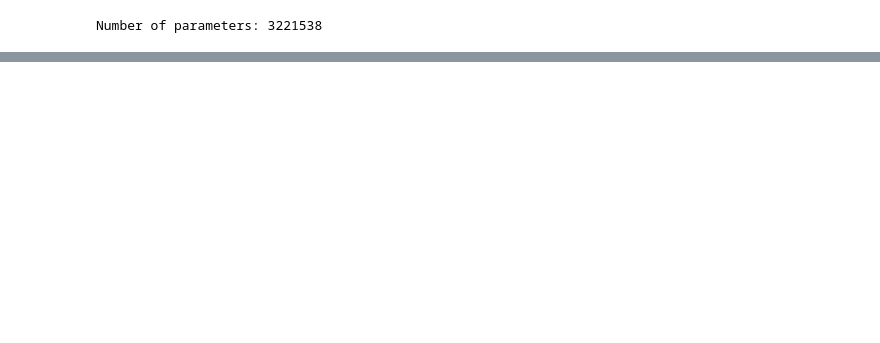
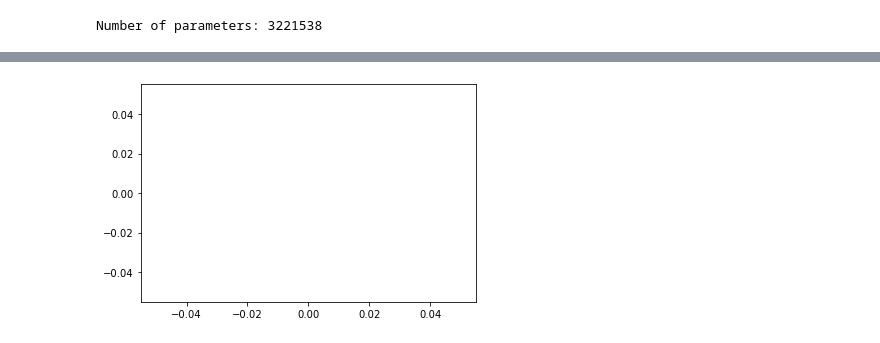
Before and after one commit to tomtseng/adversarial-segmentation, a Jupyter notebook: adversarial-segmentation.ipynb, the cells around one changed output, grey strips where cells are left out. Cells and saved outputs as stored; diff of their text form; code cells hidden in the pictures; blank space fills up the shorter version.

```diff
--- a/adversarial-segmentation.ipynb
+++ b/adversarial-segmentation.ipynb
@@ -117,7 +144,7 @@ class Perturbation(torch.nn.Module):
 # `confidence_threshold` are ignored.
 def make_loss_fn(confidence_threshold = 0.75):
     cross_entropy_fn = torch.nn.CrossEntropyLoss(reduction='sum')
-    def loss_fn(logits, target):
+    def f(logits, target):
         num_pixels = target.numel()
 
         probs = logits.softmax(dim=1)
@@ -125,9 +152,12 @@ def make_loss_fn(confidence_threshold = 0.75):
         bad_indices = target_probs < confidence_threshold
 
         target = torch.masked_select(target, bad_indices)
+        num_bad_pixels = target.shape[0]
+        if num_bad_pixels == 0:
+            return torch.tensor([0.], requires_grad=True)
         logits = einops.rearrange(logits, 'batch class h w -> class batch h w')
         logits = torch.masked_select(logits, bad_indices)
-        logits = einops.rearrange(logits, '(class pixel) -> pixel class', pixel=target.shape[0])
+        logits = einops.rearrange(logits, '(class pixel) -> pixel class', pixel=num_bad_pixels)
 
         return cross_entropy_fn(logits, target) / num_pixels
-    return loss_fn
+    return f
@@ -154,14 +173,38 @@ target[segmentation == person_class_index] = background_class_index
 # %%
-for i in range(num_iters):
+num_iters = 5000
+print_rate = 25
+save_rate = 500
+
+losses = []
+for i, batch_int in enumerate(train_loader):
+    if i >= num_iters:
+        break
     optimizer.zero_grad()
+
+    batch = F.convert_image_dtype(batch_int, torch.float32)
+    with torch.no_grad():
+        segmentation = get_segmentation_logits(model, batch).argmax(1)
+    target = segmentation.clone()
+    # For simplicity, for each person-classified pixel, let's make the target class be the
+    # background class instead of making it be the same class as the nearest
+    # non-person-classified label. This seems more natural for this data set (as opposed to the
+    # Cityscapes data set) anyway since most pixels in this data set are the background class.
+    target[segmentation == person_class_index] = background_class_index
 
     perturbed_batch = perturbation(batch_int)
     logits = get_segmentation_logits(model, perturbed_batch / 255)
     loss = loss_fn(logits, target)
+    losses.append(loss.item())
 
     loss.backward()
-    if i % (num_iters // 10) == 0:
-        print(f"{i=} {loss=}")
+    if i % print_rate == 0:
+        print(f'{i=}')
+        plt.plot(losses)
+        plt.show()
+        display.clear_output(wait=True)
+    if i % save_rate == save_rate - 1:
+        torch.save(perturbation.state_dict(), perturbation_path)
     optimizer.step()
     perturbation.clip()
+torch.save(perturbation.state_dict(), perturbation_path)
 # %% [output]
@@ -177,0 +212 @@ i=90 loss=tensor(0.0779, grad_fn=<DivBackward0>)
+[figure, added]
```
Also changed, not shown: parts of 18 cells of this notebook, 3 other files.
